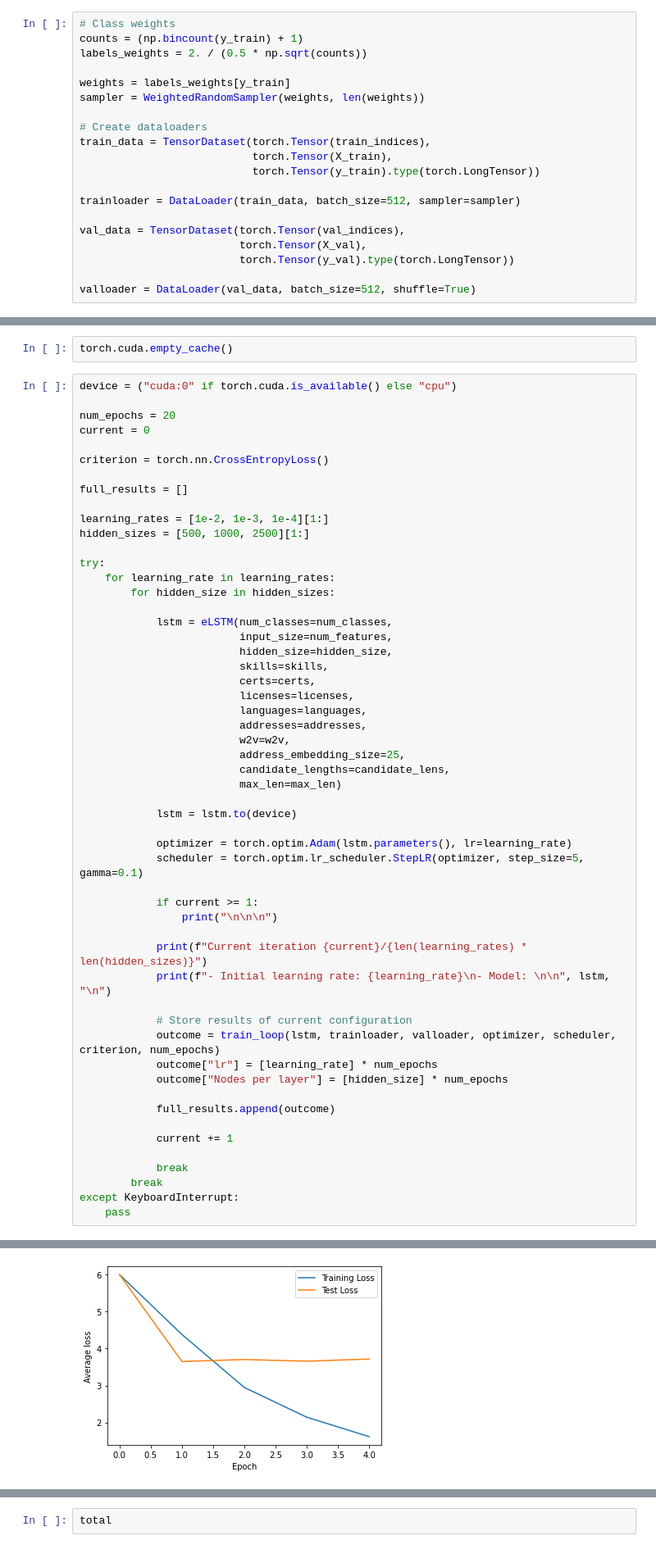
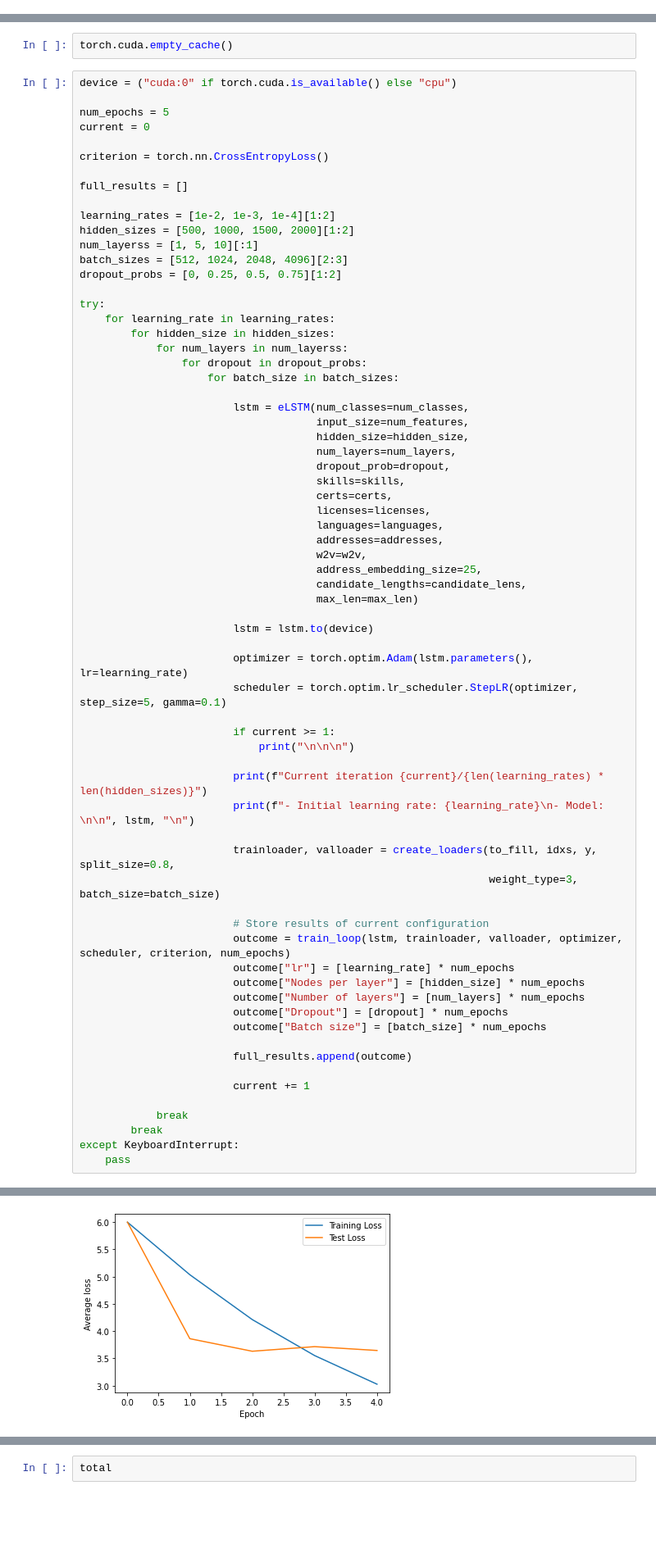
Before and after one commit to maxdata/MSc_thesis, a Jupyter notebook: Explainable/Explainable_CNN-LSTM.ipynb, the cells around one changed output, grey strips where cells are left out. Shown at 82% size. Drawn from its saved outputs; the diff is of its cells as text; blank space fills up the shorter version.

Commit message:
Bugfixing, improved visualisations, cleaning up code

```diff
--- a/Explainable/Explainable_CNN-LSTM.ipynb
+++ b/Explainable/Explainable_CNN-LSTM.ipynb
@@ -211,20 +243,0 @@ y_train, y_val = y[training].astype(int), y[test].astype(int)
-# %%
-# Class weights
-counts = (np.bincount(y_train) + 1)
-labels_weights = 2. / (0.5 * np.sqrt(counts))
-
-weights = labels_weights[y_train]
-sampler = WeightedRandomSampler(weights, len(weights))
-
-# Create dataloaders
-train_data = TensorDataset(torch.Tensor(train_indices),
-                           torch.Tensor(X_train),
-                           torch.Tensor(y_train).type(torch.LongTensor))
-
-trainloader = DataLoader(train_data, batch_size=512, sampler=sampler)
-
-val_data = TensorDataset(torch.Tensor(val_indices),
-                         torch.Tensor(X_val),
-                         torch.Tensor(y_val).type(torch.LongTensor))
-
-valloader = DataLoader(val_data, batch_size=512, shuffle=True)
@@ -648,52 +680,66 @@ torch.cuda.empty_cache()
 # %%
 device = ("cuda:0" if torch.cuda.is_available() else "cpu")
 
-num_epochs = 20
+num_epochs = 5
 current = 0
 
 criterion = torch.nn.CrossEntropyLoss()
 
 full_results = []
 
-learning_rates = [1e-2, 1e-3, 1e-4][1:]
-hidden_sizes = [500, 1000, 2500][1:]
+learning_rates = [1e-2, 1e-3, 1e-4][1:2]
+hidden_sizes = [500, 1000, 1500, 2000][1:2]
+num_layerss = [1, 5, 10][:1]
+batch_sizes = [512, 1024, 2048, 4096][2:3]
+dropout_probs = [0, 0.25, 0.5, 0.75][1:2]
 
 try:
     for learning_rate in learning_rates:
         for hidden_size in hidden_sizes:
+            for num_layers in num_layerss:
+                for dropout in dropout_probs:
+                    for batch_size in batch_sizes:
 
-            lstm = eLSTM(num_classes=num_classes,
-                         input_size=num_features,
-                         hidden_size=hidden_size,
-                         skills=skills,
-                         certs=certs,
-                         licenses=licenses,
-                         languages=languages,
-                         addresses=addresses,
-                         w2v=w2v,
-                         address_embedding_size=25,
-                         candidate_lengths=candidate_lens,
-                         max_len=max_len)
+                        lstm = eLSTM(num_classes=num_classes,
+                                     input_size=num_features,
+                                     hidden_size=hidden_size,
+                                     num_layers=num_layers,
+                                     dropout_prob=dropout,
+                                     skills=skills,
+                                     certs=certs,
+                                     licenses=licenses,
+                                     languages=languages,
+                                     addresses=addresses,
+                                     w2v=w2v,
+                                     address_embedding_size=25,
+                                     candidate_lengths=candidate_lens,
+                                     max_len=max_len)
 
-            lstm = lstm.to(device)
+                        lstm = lstm.to(device)
 
-            optimizer = torch.optim.Adam(lstm.parameters(), lr=learning_rate)
-            scheduler = torch.optim.lr_scheduler.StepLR(optimizer, step_size=5, gamma=0.1)
+                        optimizer = torch.optim.Adam(lstm.parameters(), lr=learning_rate)
+                        scheduler = torch.optim.lr_scheduler.StepLR(optimizer, step_size=5, gamma=0.1)
 
-            if current >= 1:
-                print("\n\n\n")
+                        if current >= 1:
+                            print("\n\n\n")
 
-            print(f"Current iteration {current}/{len(learning_rates) * len(hidden_sizes)}")
-            print(f"- Initial learning rate: {learning_rate}\n- Model: \n\n", lstm, "\n")
+                        print(f"Current iteration {current}/{len(learning_rates) * len(hidden_sizes)}")
+                        print(f"- Initial learning rate: {learning_rate}\n- Model: \n\n", lstm, "\n")
 
-            # Store results of current configuration
-            outcome = train_loop(lstm, trainloader, valloader, optimizer, scheduler, criterion, num_epochs)
-            outcome["lr"] = [learning_rate] * num_epochs
-            outcome["Nodes per layer"] = [hidden_size] * num_epochs
+                        trainloader, valloader = create_loaders(to_fill, idxs, y, split_size=0.8,
+                                                                weight_type=3, batch_size=batch_size)
 
-            full_results.append(outcome)
+                        # Store results of current configuration
+                        outcome = train_loop(lstm, trainloader, valloader, optimizer, scheduler, criterion, num_epochs)
+                        outcome["lr"] = [learning_rate] * num_epochs
+                        outcome["Nodes per layer"] = [hidden_size] * num_epochs
+                        outcome["Number of layers"] = [num_layers] * num_epochs
+                        outcome["Dropout"] = [dropout] * num_epochs
+                        outcome["Batch size"] = [batch_size] * num_epochs
 
-            current += 1
+                        full_results.append(outcome)
+
+                        current += 1
 
             break
         break
@@ -740,3 +786,3 @@ Acc@1: 20.12%, Acc@5: 48.04%, Acc@10: 61.86%, Acc@20: 75.50% Avg loss: 3.716349
 Epoch duration: 2:55
-[figure, old version]
+[figure, new version]
 -------------------------------------------------------------------------------
```
Also changed, not shown: parts of 17 cells of this notebook, 10 other files.
